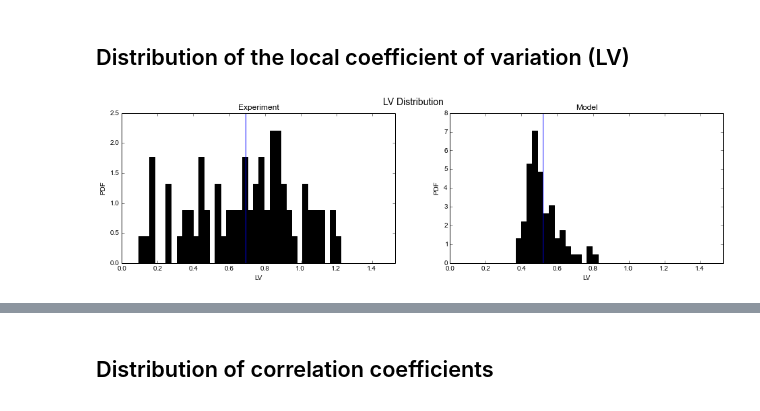
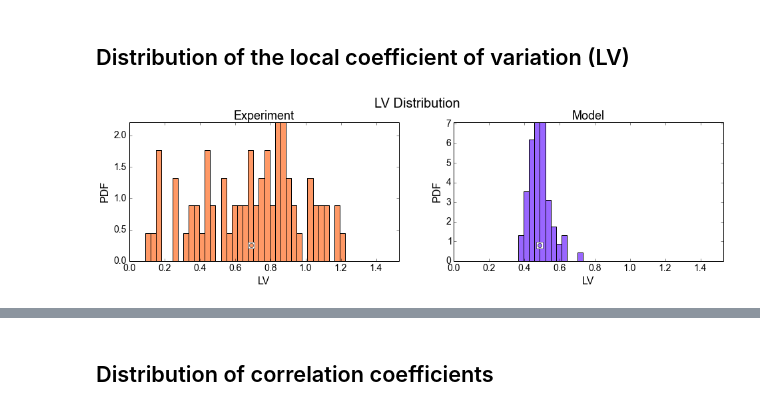
Before and after one commit to paulchorley/elephant, a Jupyter notebook: hbp_review/hbp_review.ipynb, the cells around one changed output, grey strips where cells are left out. Saved outputs shown, nothing was run; the diff lists cells and outputs as text; code cells hidden in the pictures.

```diff
--- a/hbp_review/hbp_review.ipynb
+++ b/hbp_review/hbp_review.ipynb
@@ -56,9 +61,4 @@ session_exp = rg.restingstateio.RestingStateIO(
     "data/i140701-004", print_diagnostic=False)
 block_exp = session_exp.read_block(
     n_starts=[rec_start], n_stops=[rec_start + duration],
-    channel_list=[], units=[1])
-
-# select spike trains (min. 2 spikes, SUA only)
-sts_exp = [
-    st for st in
-    block_exp.filter(sua=True, object="SpikeTrain") if len(st) > 2]
+    channel_list=[], units=[])
@@ -64,0 +67,12 @@ sts_exp = [
+# %%
+sts_exp = [
+    st for st in
+    block_exp.filter([{'sua':True}, {'unit_id':1}]) if len(st) > 2]
+# %%
+k=np.zeros((10,10))
+for st in sts_exp:
+    k[st.annotations['ca_id']/10][st.annotations['ca_id']%10]=1
+    print st.unit.channel_indexes,
+    print st.unit.annotations['ca_id'],
+    print st.unit.annotations['electrode_id']
+plt.pcolor(np.arange(10), np.arange(10), k)
@@ -86,0 +122,7 @@ sts_mdl = block_mdl.filter(
+# %%
+#sts_mdl = []
+#for st in sts_exp:
+#    sts_mdl.append(block_mdl.filter(
+#        [{'channel_id':st.annotations['channel_id']}])[0]
+#        )
+sts_mdl=block_mdl.filter(targdict=[{'unit_type': 'excitatory'}, {'unit_id': 0}])[:len(sts_exp)]
@@ -206,17 +286,19 @@ lvs_mdl = [ elephant.statistics.lv(isi) for isi in isis_mdl ]
 # %%
 lvbins = np.linspace(0, 1.5, 50)
 
 plt.figure(figsize=(16,4))
-plt.suptitle('LV Distribution', fontsize=14)
+plt.suptitle('LV Distribution', fontsize=20)
 
 plt.subplot(1,2,1)
-plt.title('Experiment')
-plots.lv_distribution(lvs_exp, bins=lvbins)
+plt.title('Experiment', fontsize=18)
+plots.lv_distribution(lvs_exp, bins=lvbins, col=exp_col)
 
 plt.subplot(1,2,2)
-plt.title('Model')
-plots.lv_distribution(lvs_mdl, bins=lvbins)
+plt.title('Model', fontsize=18)
+plots.lv_distribution(lvs_mdl, bins=lvbins, col=mdl_col)
 
-plt.subplots_adjust(hspace=0.5)
+plt.subplots_adjust(hspace=0.5, top=0.85)
+
+plt.savefig('lv_dist.png', transparent=True)
 # %% [output]
-[figure, old version]
+[figure, new version]
```
Also changed, not shown: parts of 33 cells of this notebook, 2 other files.
